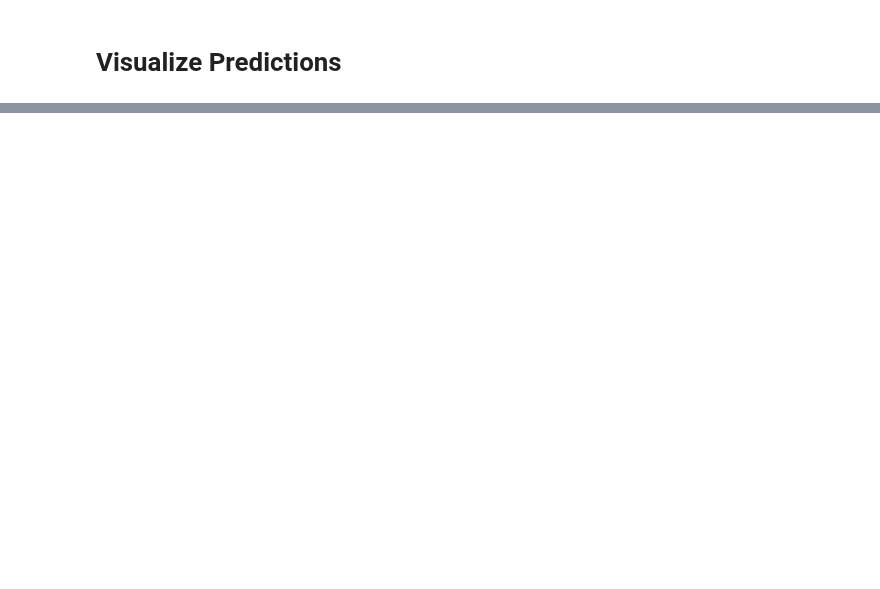
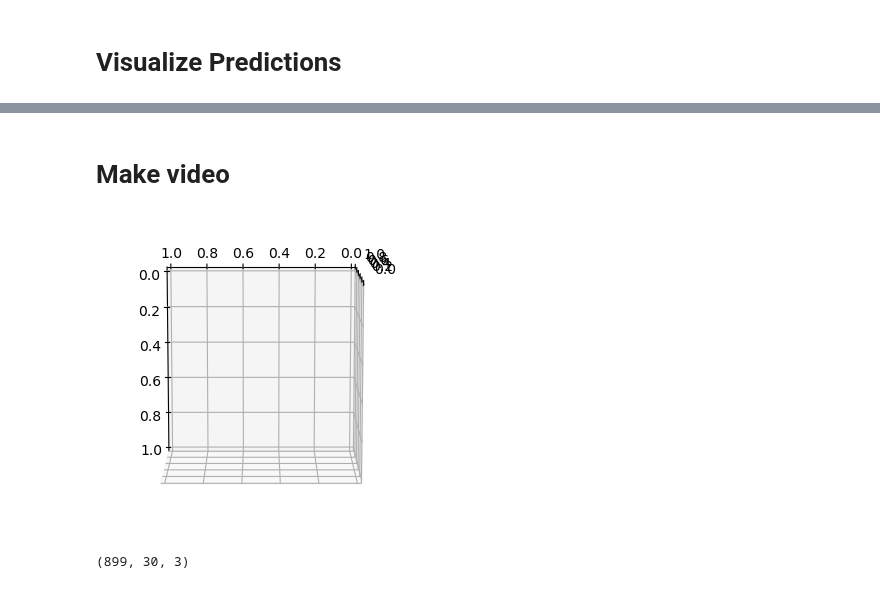
Before and after one commit to NeLy-EPFL/LiftPose3D, a Jupyter notebook: examples/fly_tether/fly_tether.ipynb, the cells around one changed output, grey strips where cells are left out. Drawn from its saved outputs; the diff is of its cells as text; code cells hidden in the pictures; blank space fills up the shorter version.

```diff
--- a/examples/fly_tether/fly_tether.ipynb
+++ b/examples/fly_tether/fly_tether.ipynb
@@ -146,0 +180,23 @@ plot_pose_3d(ax=ax, tar=test_3d_gt[t],
+# %% [markdown]
+# Make video
+# %%
+from liftpose.plot import plot_video_3d
+fig = plt.figure(figsize=plt.figaspect(1), dpi=100)
+ax = fig.add_subplot(111, projection='3d')
+ax.view_init(elev=-90, azim=-90)
+
+def f(ax3d, idx):
+    plot_pose_3d(ax=ax3d, tar=test_3d_gt[idx],
+        pred=test_3d_pred[idx],
+        bones=par_data["vis"]["bones"],
+        limb_id=par_data["vis"]["limb_id"],
+        colors=par_data["vis"]["colors"],
+        normalize=True)
+
+plot_video_3d(fig, ax, n=2, fps=1, draw_function=f, name='kek.mp4')
+# %% [output]
+[figure, added]
+# %%
+test_3d_pred.shape
+# %% [output]
+(899, 30, 3)
```
Also changed, not shown: parts of 3 cells of this notebook, 4 other files.
